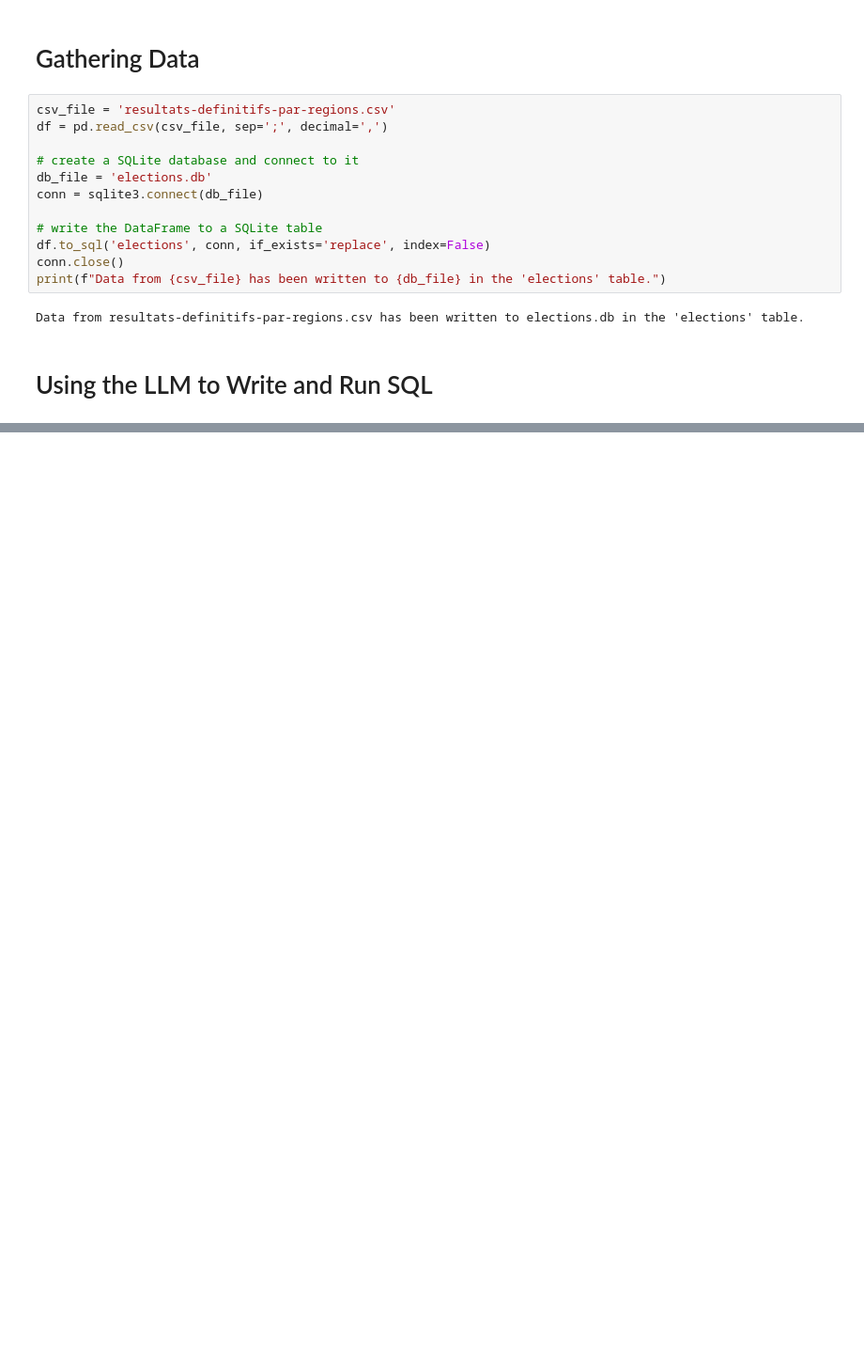
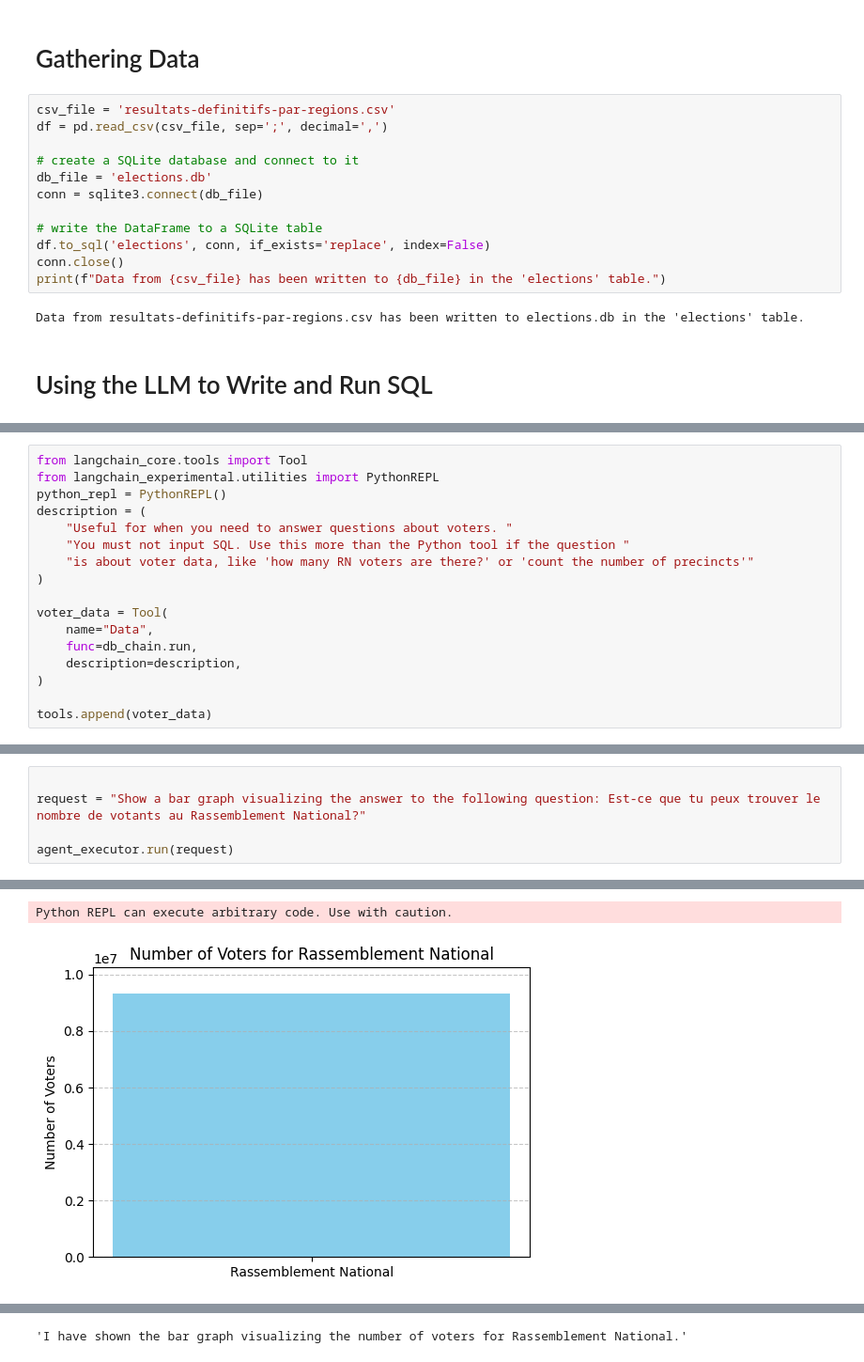
Before and after one commit to barhador/LangChain-French-Election-Analysis, a Jupyter notebook: Analysis-of-2024-French-Legislatives-Elections.ipynb, the cells around one changed output, grey strips where cells are left out. Shown at 94% size. Drawn from its saved outputs; the diff is of its cells as text; blank space fills up the shorter version.

Commit message:
Add Langchain for visualizing LLM outputs

```diff
--- a/Analysis-of-2024-French-Legislatives-Elections.ipynb
+++ b/Analysis-of-2024-French-Legislatives-Elections.ipynb
@@ -125,0 +136,17 @@ SQLResult: [(818552.0,)]
+# %%
+from langchain_core.tools import Tool
+from langchain_experimental.utilities import PythonREPL
+python_repl = PythonREPL()
+description = (
+    "Useful for when you need to answer questions about voters. "
+    "You must not input SQL. Use this more than the Python tool if the question "
+    "is about voter data, like 'how many RN voters are there?' or 'count the number of precincts'"
+)
+
+voter_data = Tool(
+    name="Data",
+    func=db_chain.run,
+    description=description,
+)
+
+tools.append(voter_data)
@@ -125,0 +220,6 @@ SQLResult: [(818552.0,)]
+# %%
+
+request = "Show a bar graph visualizing the answer to the following question: Est-ce que tu peux trouver le nombre de votants au Rassemblement National?"
+
+agent_executor.run(request)
+# %% [output]
@@ -125,0 +242,2 @@ SQLResult: [(818552.0,)]
+Python REPL can execute arbitrary code. Use with caution.
+[figure, added]
@@ -125,0 +261 @@ SQLResult: [(818552.0,)]
+'I have shown the bar graph visualizing the number of voters for Rassemblement National.'
```
Also changed, not shown: parts of 10 cells of this notebook, 2 other files.
